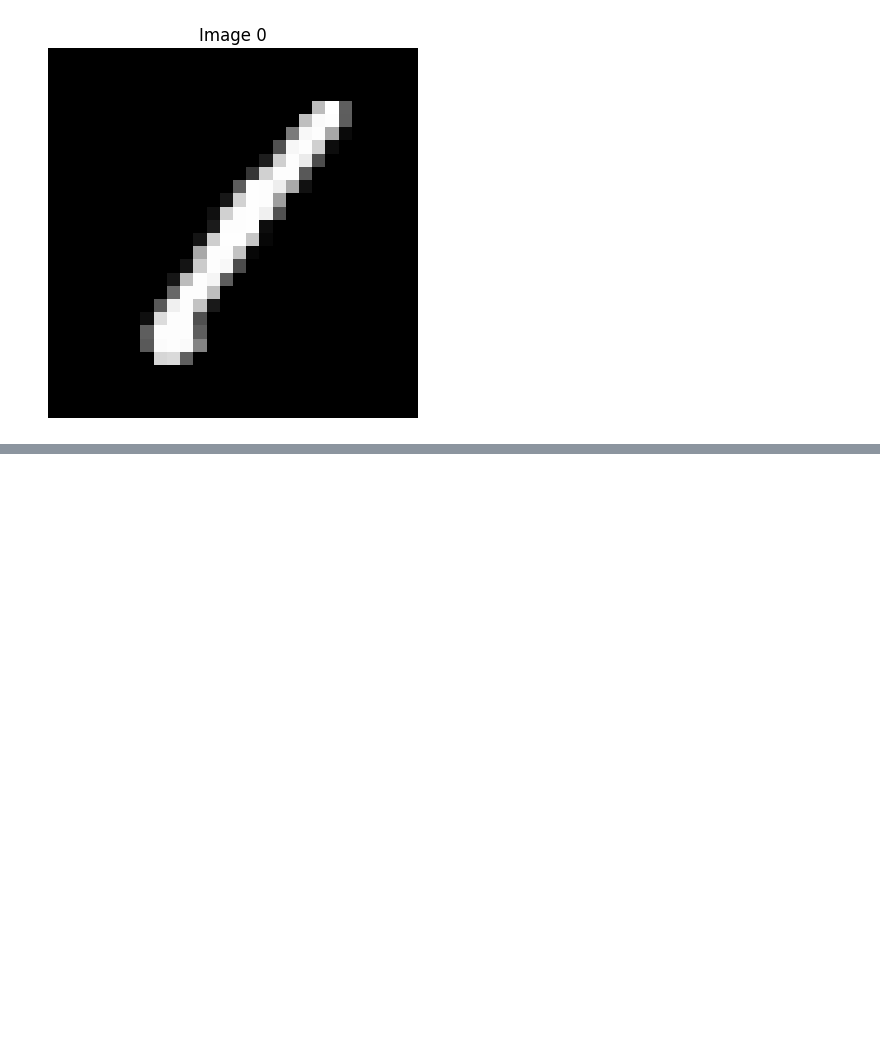
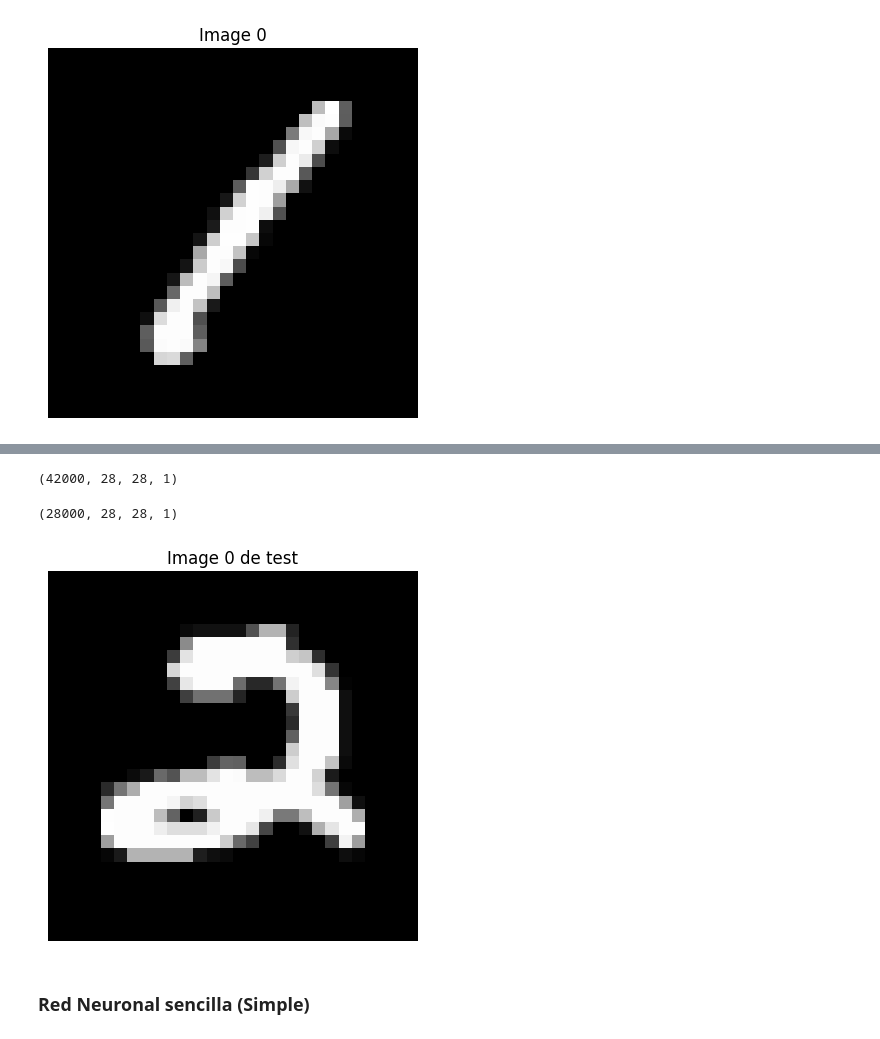
Before and after one commit to CrisLayB/DataScience_Lab03, a Jupyter notebook: Lab 3 Deep Learning Eje 1.ipynb, the cells around one changed output, grey strips where cells are left out. Cells and saved outputs as stored; diff of their text form; code cells hidden in the pictures; blank space fills up the shorter version.

```diff
--- a/Lab 3 Deep Learning Eje 1.ipynb
+++ b/Lab 3 Deep Learning Eje 1.ipynb
@@ -79,0 +142,3 @@ plt.show()
+# %%
+df_test = pd.read_csv('test.csv')
+df_test.head()
@@ -79,0 +177,22 @@ plt.show()
+# %%
+X_train = X_train.reshape(-1, image_size, image_size, 1)
+X_train.shape
+# %% [output]
+(42000, 28, 28, 1)
+# %%
+X_test = df_test.values
+X_test = scaler.fit_transform(X_test.astype('float32'))
+X_test = X_test.reshape(-1, image_size, image_size, 1)
+print(X_test.shape)
+# %% [output]
+(28000, 28, 28, 1)
+# %%
+# Desplegamos la imagen del archivo de prueba
+plt.imshow(df_test.iloc[0,:].values.reshape(image_size, image_size), cmap=plt.cm.gray)  # Assuming grayscale images
+plt.title(f'Image {image_index} de test')
+plt.axis('off')
+plt.show()
+# %% [output]
+[figure, added]
+# %% [markdown]
+### Red Neuronal sencilla (Simple)
```
Also changed, not shown: parts of 44 cells of this notebook, 5 other files.
